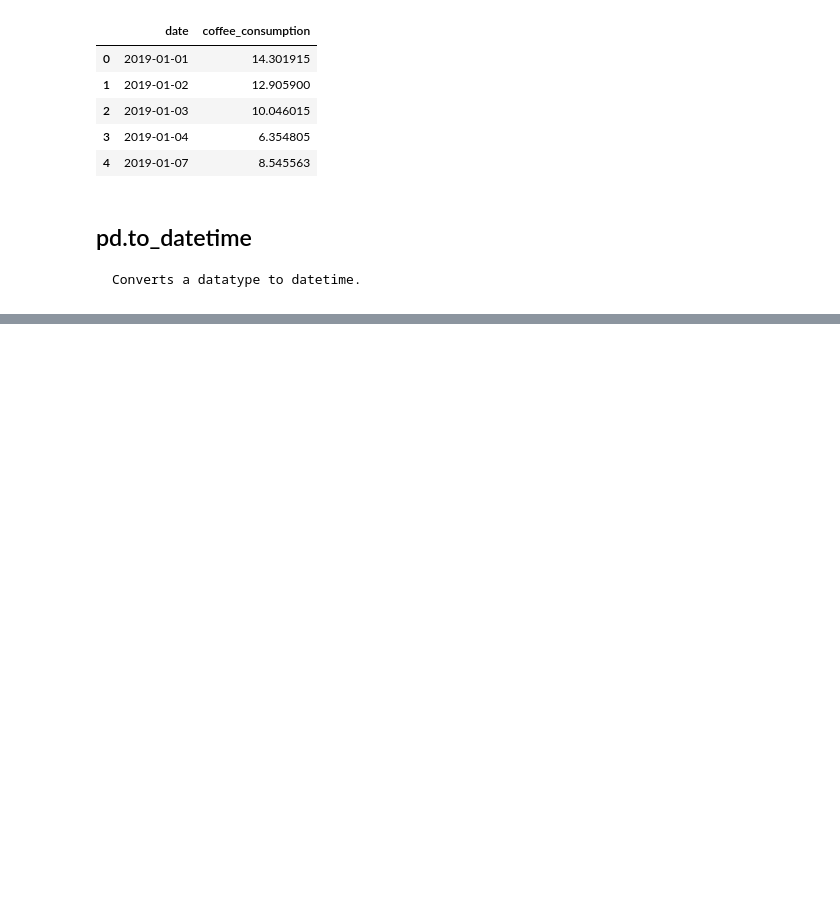
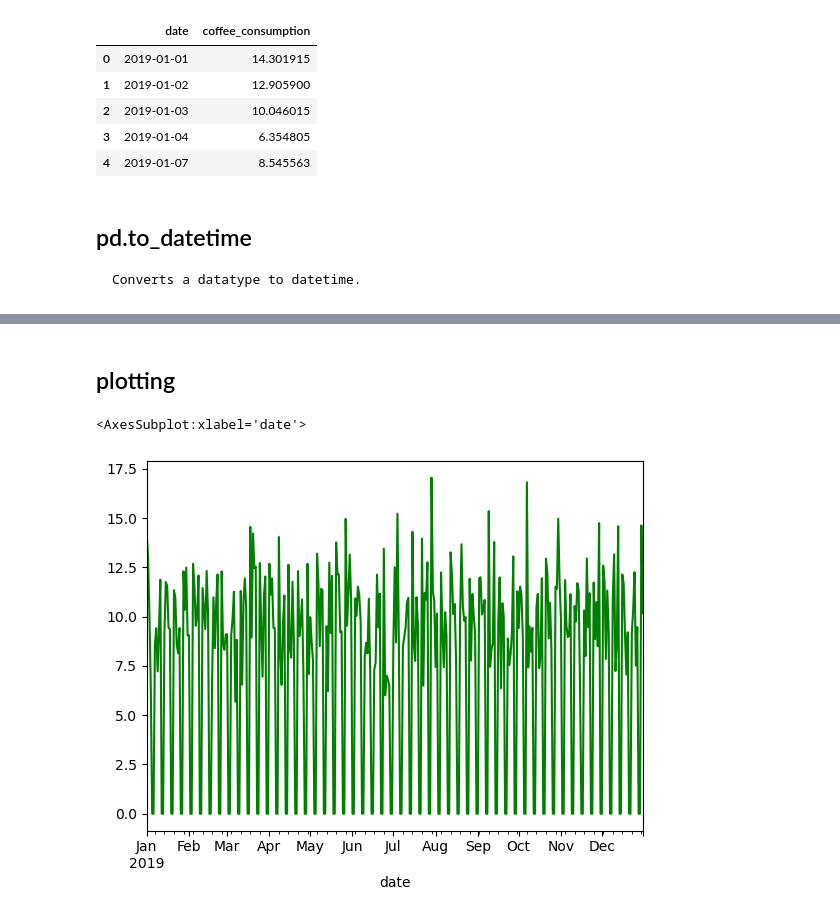
Before and after one commit to MagdalenaRahn/time-series-exercises, a Jupyter notebook: time-series-working-with-lesson-07FEB2023.ipynb, the cells around one changed output, grey strips where cells are left out. Cells and saved outputs as stored; diff of their text form; code cells hidden in the pictures; blank space fills up the shorter version.

```diff
--- a/time-series-working-with-lesson-07FEB2023.ipynb
+++ b/time-series-working-with-lesson-07FEB2023.ipynb
@@ -37,0 +189,8 @@ None
+# %%
+# forward fill the nulls
+
+fill_df['forward_fill'] = fill_df['coffee_consumption'].ffill()
+
+fill_df.head()
+
+# .ffill() finds the value preceding the null and fills the null with the preceding value
@@ -37,0 +205,7 @@ None
+# %%
+# backward fill
+
+fill_df['backward_fill'] = fill_df['coffee_consumption'].bfill()
+fill_df.head(8)
+
+# could also fill, possibly, with weekly mean, etc
@@ -37,0 +223,7 @@ None
+# %%
+# fills in misisng days of weeks
+
+fill_df['day_of_week'] = fill_df.index.day_name()
+fill_df.head(8)
+
+# didn't have to use .dt bc day_time col already the index and not a col
@@ -37,0 +241,6 @@ None
+# %%
+# or, we could impute a 0 for null weekend values
+
+fill_df['coffee_consumption'] = fill_df['coffee_consumption'].fillna(0)
+
+fill_df.head(8)
@@ -37,0 +258,7 @@ None
+# %% [markdown]
+## plotting
+# %%
+fill_df['coffee_consumption'].plot(c = 'g')
+# %% [output]
+<AxesSubplot:xlabel='date'>
+[figure, added]
```
Also changed, not shown: parts of 30 cells of this notebook, 1 other file.
